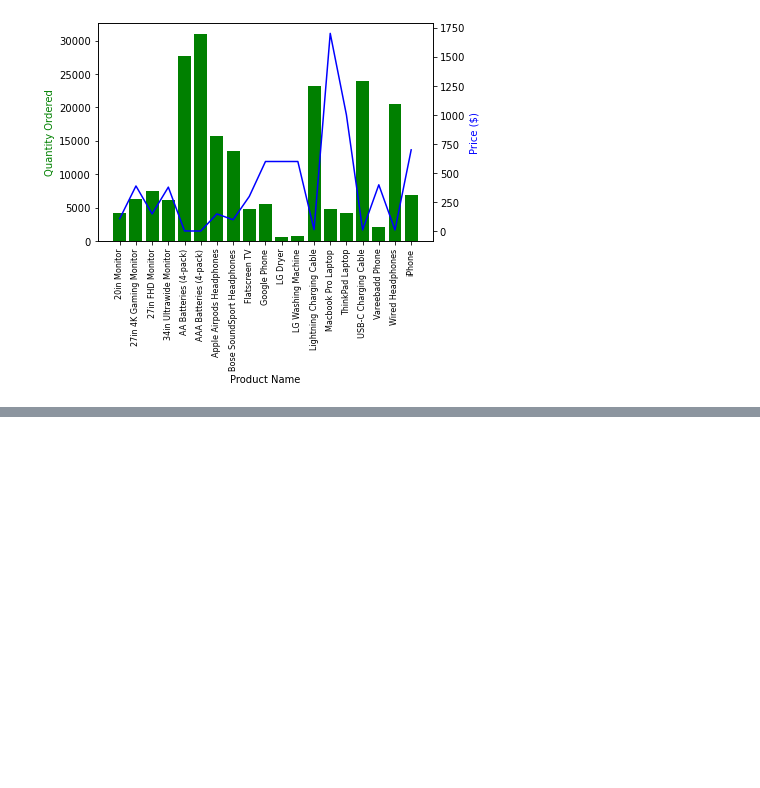
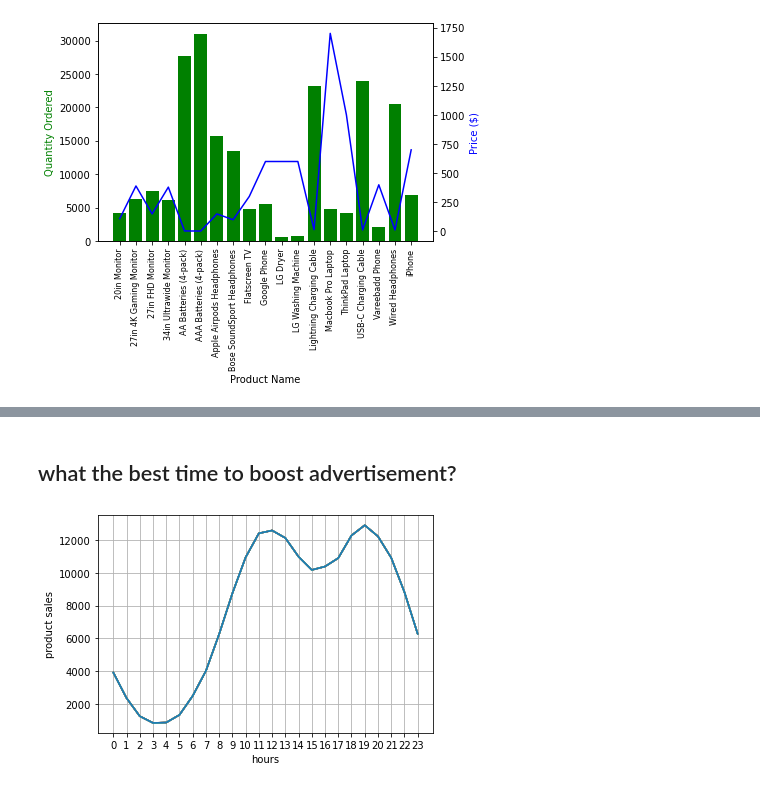
Before and after one commit to ahmadhammad301/data_analysis, a Jupyter notebook: Sales_Analysis/One year sales (2019).ipynb, the cells around one changed output, grey strips where cells are left out. Cells and saved outputs as stored; diff of their text form; code cells hidden in the pictures; blank space fills up the shorter version.

```diff
--- a/Sales_Analysis/One year sales (2019).ipynb
+++ b/Sales_Analysis/One year sales (2019).ipynb
@@ -278,0 +341,16 @@ fig.show()
+# %% [markdown]
+## what the best time to boost advertisement?
+# %%
+keys = [pair for pair, df in merged_data.groupby(['hour'])]
+
+
+plt.plot(keys, merged_data.groupby(['hour']).count())
+plt.ylabel('product sales')
+plt.xlabel('hours')
+
+plt.xticks(keys)
+
+plt.grid()
+plt.show()
+# %% [output]
+[figure, added]
```
Also changed, not shown: parts of 14 cells of this notebook.
